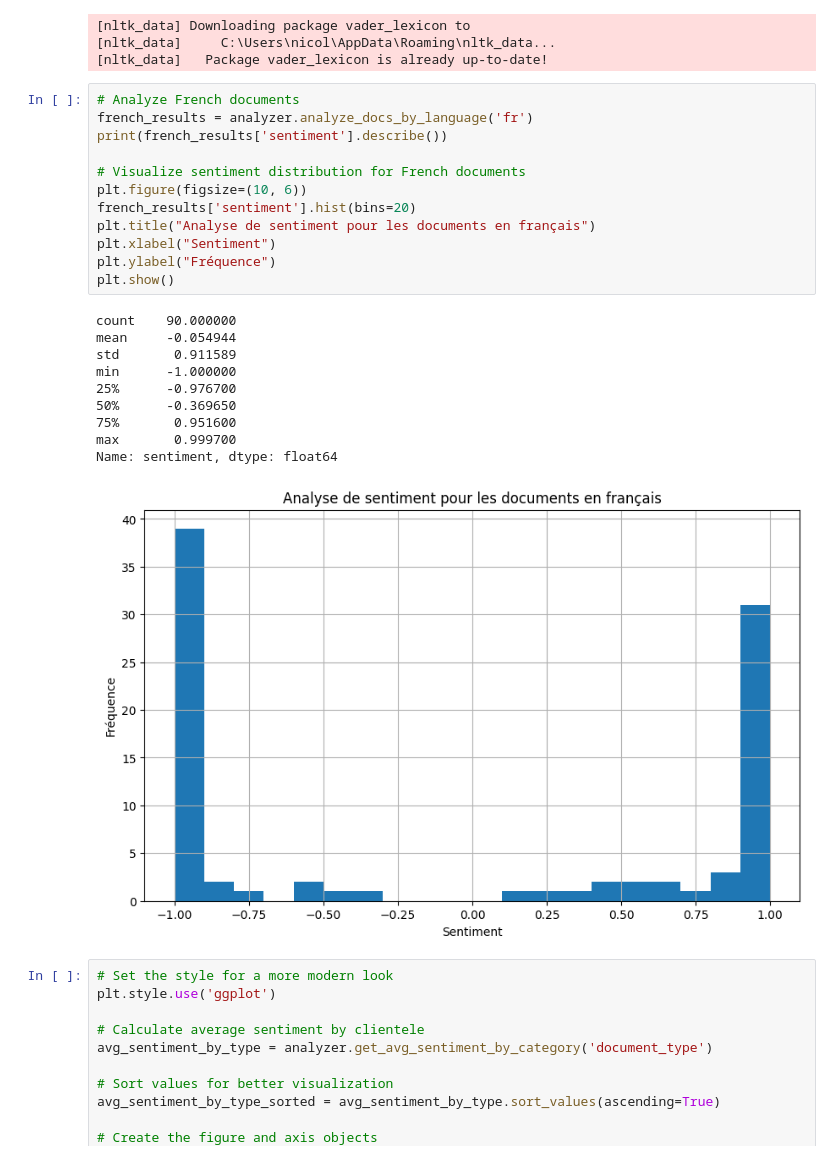
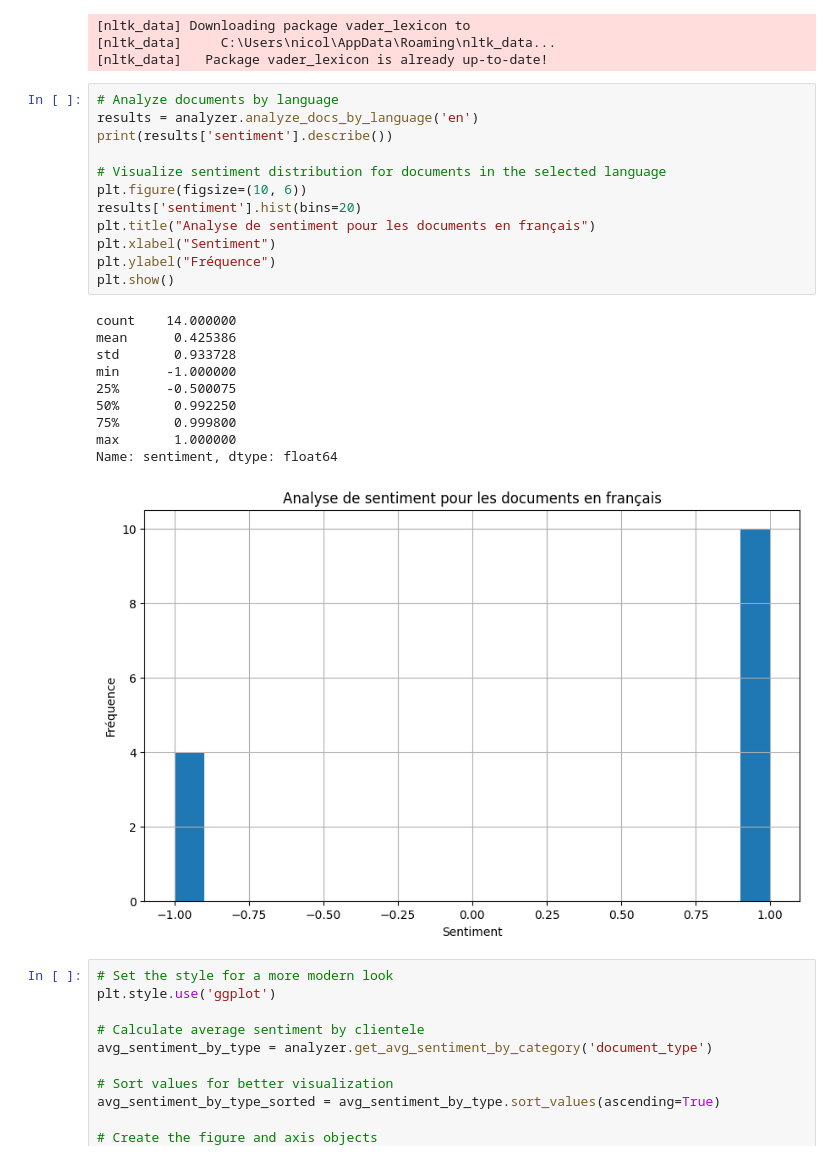
Before and after one commit to 9scorp4/labrri_ocpm_systemic_racism, a Jupyter notebook: sentiment_analysis.ipynb, the cells around one changed output. Drawn from its saved outputs; the diff is of its cells as text.

Commit message:
implement sentiment_analysis

```diff
--- a/sentiment_analysis.ipynb
+++ b/sentiment_analysis.ipynb
@@ -26,28 +26,28 @@ analyzer = SentimentAnalysis(DB_PATH)
 [nltk_data]     C:\Users\nicol\AppData\Roaming\nltk_data...
 [nltk_data]   Package vader_lexicon is already up-to-date!
 # %%
-# Analyze French documents
-french_results = analyzer.analyze_docs_by_language('fr')
-print(french_results['sentiment'].describe())
+# Analyze documents by language
+results = analyzer.analyze_docs_by_language('en')
+print(results['sentiment'].describe())
 
-# Visualize sentiment distribution for French documents
+# Visualize sentiment distribution for documents in the selected language
 plt.figure(figsize=(10, 6))
-french_results['sentiment'].hist(bins=20)
+results['sentiment'].hist(bins=20)
 plt.title("Analyse de sentiment pour les documents en français")
 plt.xlabel("Sentiment")
 plt.ylabel("Fréquence")
 plt.show()
 # %% [output]
-count    90.000000
-mean     -0.054944
-std       0.911589
+count    14.000000
+mean      0.425386
+std       0.933728
 min      -1.000000
-25%      -0.976700
-50%      -0.369650
-75%       0.951600
-max       0.999700
+25%      -0.500075
+50%       0.992250
+75%       0.999800
+max       1.000000
 Name: sentiment, dtype: float64
-[figure, old version]
+[figure, new version]
 # %%
 # Set the style for a more modern look
 plt.style.use('ggplot')
```
